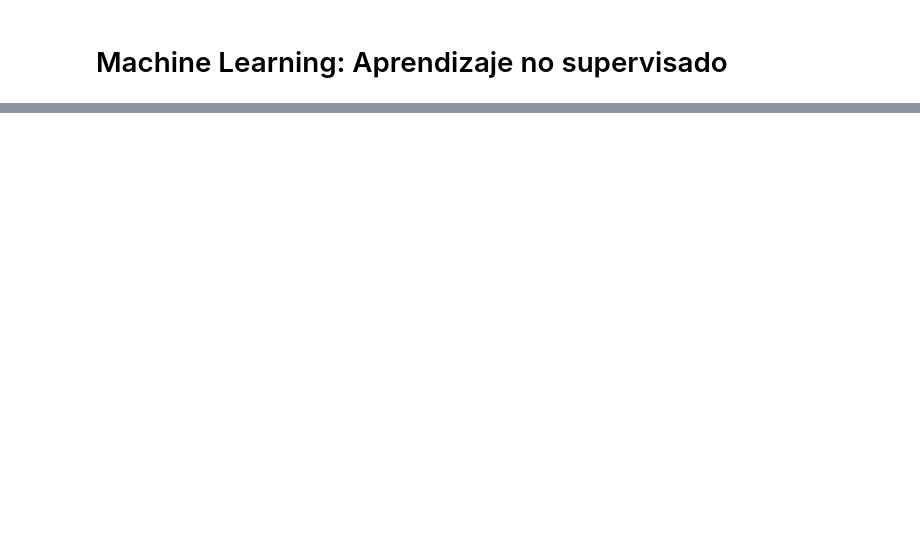
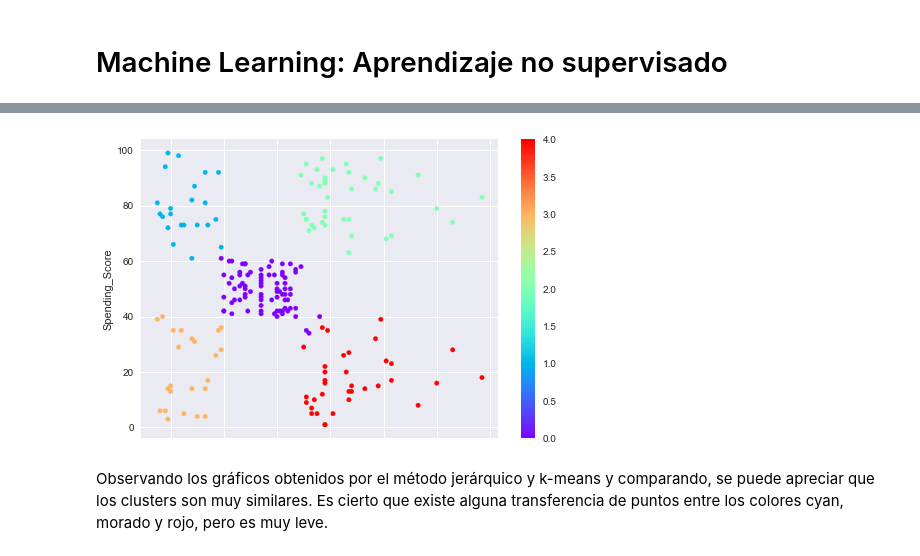
Before and after one commit to gmachinromero/course_kschool_ds_master, a Jupyter notebook: _05_python_machine_learning/_05_02_aprendizaje_no_supervisado.ipynb, the cells around one changed output, grey strips where cells are left out. Cells and saved outputs as stored; diff of their text form; code cells hidden in the pictures; blank space fills up the shorter version.

```diff
--- a/_05_python_machine_learning/_05_02_aprendizaje_no_supervisado.ipynb
+++ b/_05_python_machine_learning/_05_02_aprendizaje_no_supervisado.ipynb
@@ -32,0 +289,21 @@ Los tipos de algoritmo más habituales en aprendizaje no supervisado son:
+# %%
+# Instanciamos el modelo con 5 clusters
+kmeans = KMeans(
+    n_clusters = 5,
+    init = 'k-means++',
+    max_iter = 300,
+    n_init = 10,
+    random_state = 0)
+
+y_kmeans = kmeans.fit_predict(X)
+# %%
+X.plot(
+    kind="scatter",
+    x="Annual_Income_k",
+    y="Spending_Score",
+    c=kmeans.labels_,
+    cmap='rainbow');
+# %% [output]
+[figure, added]
+# %% [markdown]
+Observando los gráficos obtenidos por el método jerárquico y k-means y comparando, se puede apreciar que los clusters son muy similares. Es cierto que existe alguna transferencia de puntos entre los colores cyan, morado y rojo, pero es muy leve.
```
Also changed, not shown: parts of 31 cells of this notebook.
